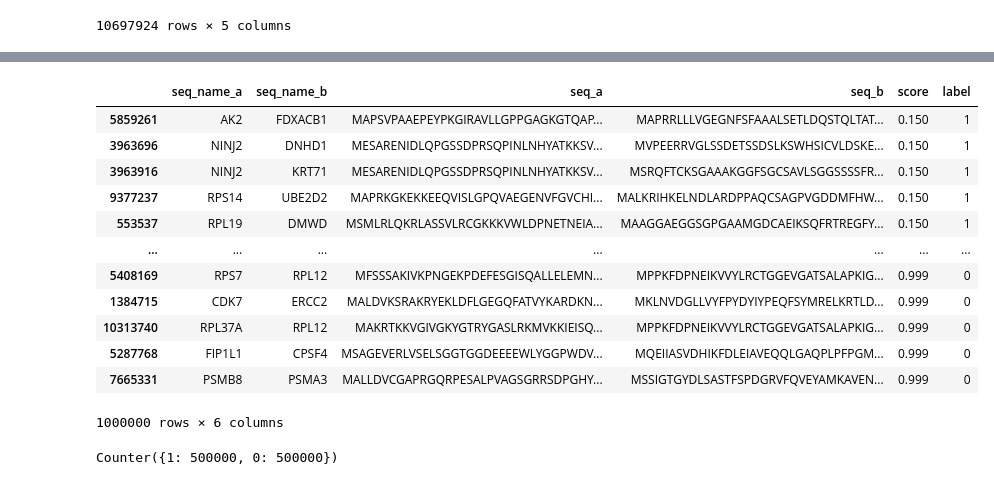
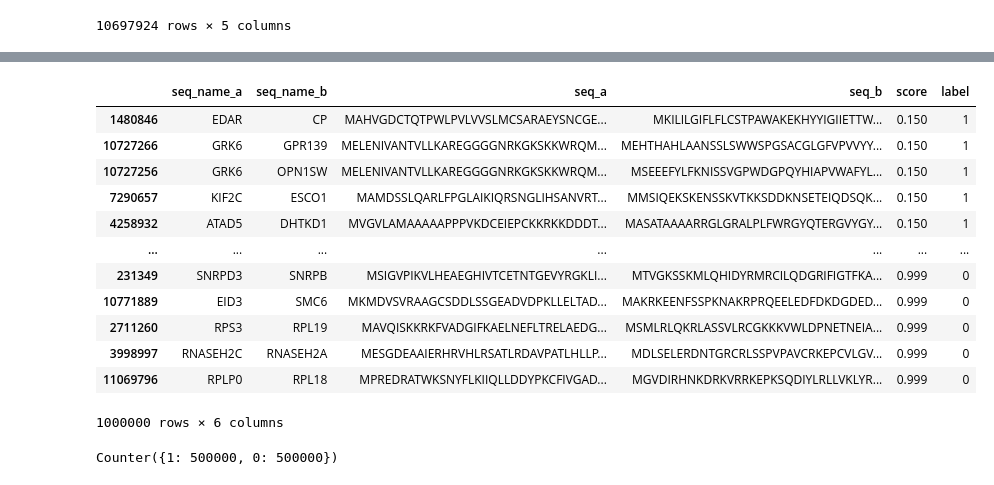
Before and after one commit to vladimirkovacevic/nucl-protein, a Jupyter notebook: notebooks/prepare_string_dataset.ipynb, the cells around one changed output, grey strips where cells are left out. Cells and saved outputs as stored; diff of their text form; code cells hidden in the pictures.

Commit message:
Fix for filtering long sequences.

```diff
--- a/notebooks/prepare_string_dataset.ipynb
+++ b/notebooks/prepare_string_dataset.ipynb
@@ -156,0 +132,7 @@ plt.hist(string_merge_df['score'], bins=100)
+# %%
+# Remove long sequences
+string_filt_df = string_merge_df[
+    (string_merge_df['seq_a'].str.len() <= 2000) &
+    (string_merge_df['seq_b'].str.len() <= 2000)
+].copy()
+string_filt_df
@@ -169,28 +197,28 @@ plt.hist(string_merge_df['score'], bins=100)
 # interactions = interactions.dropna()
 # interactions
 # %%
-interactions = string_merge_df.copy()
+interactions = string_filt_df.copy()
 interactions = interactions.sort_values(by='score', ascending=True)
 n = 500000
 top = interactions.head(n).copy()
 top['label'] = 1
 bottom = interactions.tail(n).copy()
 bottom['label'] = 0
 interactions = pd.concat([top, bottom])
 interactions
 # %% [output]
 |  | seq_name_a | seq_name_b | seq_a | seq_b | score | label |
-| 5859261 | AK2 | FDXACB1 | MAPSVPAAEPEYPKGIRAVLLGPPGAGKGTQAP... | MAPRRLLLVGEGNFSFAAALSETLDQSTQLTAT... | 0.150 | 1 |
-| 3963696 | NINJ2 | DNHD1 | MESARENIDLQPGSSDPRSQPINLNHYATKKSV... | MVPEERRVGLSSDETSSDSLKSWHSICVLDSKE... | 0.150 | 1 |
-| 3963916 | NINJ2 | KRT71 | MESARENIDLQPGSSDPRSQPINLNHYATKKSV... | MSRQFTCKSGAAAKGGFSGCSAVLSGGSSSSFR... | 0.150 | 1 |
-| 9377237 | RPS14 | UBE2D2 | MAPRKGKEKKEEQVISLGPQVAEGENVFGVCHI... | MALKRIHKELNDLARDPPAQCSAGPVGDDMFHW... | 0.150 | 1 |
-| 553537 | RPL19 | DMWD | MSMLRLQKRLASSVLRCGKKKVWLDPNETNEIA... | MAAGGAEGGSGPGAAMGDCAEIKSQFRTREGFY... | 0.150 | 1 |
+| 1480846 | EDAR | CP | MAHVGDCTQTPWLPVLVVSLMCSARAEYSNCGE... | MKILILGIFLFLCSTPAWAKEKHYYIGIIETTW... | 0.150 | 1 |
+| 10727266 | GRK6 | GPR139 | MELENIVANTVLLKAREGGGGNRKGKSKKWRQM... | MEHTHAHLAANSSLSWWSPGSACGLGFVPVVYY... | 0.150 | 1 |
+| 10727256 | GRK6 | OPN1SW | MELENIVANTVLLKAREGGGGNRKGKSKKWRQM... | MSEEEFYLFKNISSVGPWDGPQYHIAPVWAFYL... | 0.150 | 1 |
+| 7290657 | KIF2C | ESCO1 | MAMDSSLQARLFPGLAIKIQRSNGLIHSANVRT... | MMSIQEKSKENSSKVTKKSDDKNSETEIQDSQK... | 0.150 | 1 |
+| 4258932 | ATAD5 | DHTKD1 | MVGVLAMAAAAAPPPVKDCEIEPCKKRKKDDDT... | MASATAAAARRGLGRALPLFWRGYQTERGVYGY... | 0.150 | 1 |
 | ... | ... | ... | ... | ... | ... | ... |
-| 5408169 | RPS7 | RPL12 | MFSSSAKIVKPNGEKPDEFESGISQALLELEMN... | MPPKFDPNEIKVVYLRCTGGEVGATSALAPKIG... | 0.999 | 0 |
-| 1384715 | CDK7 | ERCC2 | MALDVKSRAKRYEKLDFLGEGQFATVYKARDKN... | MKLNVDGLLVYFPYDYIYPEQFSYMRELKRTLD... | 0.999 | 0 |
-| 10313740 | RPL37A | RPL12 | MAKRTKKVGIVGKYGTRYGASLRKMVKKIEISQ... | MPPKFDPNEIKVVYLRCTGGEVGATSALAPKIG... | 0.999 | 0 |
-| 5287768 | FIP1L1 | CPSF4 | MSAGEVERLVSELSGGTGGDEEEEWLYGGPWDV... | MQEIIASVDHIKFDLEIAVEQQLGAQPLPFPGM... | 0.999 | 0 |
-| 7665331 | PSMB8 | PSMA3 | MALLDVCGAPRGQRPESALPVAGSGRRSDPGHY... | MSSIGTGYDLSASTFSPDGRVFQVEYAMKAVEN... | 0.999 | 0 |
+| 231349 | SNRPD3 | SNRPB | MSIGVPIKVLHEAEGHIVTCETNTGEVYRGKLI... | MTVGKSSKMLQHIDYRMRCILQDGRIFIGTFKA... | 0.999 | 0 |
+| 10771889 | EID3 | SMC6 | MKMDVSVRAAGCSDDLSSGEADVDPKLLELTAD... | MAKRKEENFSSPKNAKRPRQEELEDFDKDGDED... | 0.999 | 0 |
+| 2711260 | RPS3 | RPL19 | MAVQISKKRKFVADGIFKAELNEFLTRELAEDG... | MSMLRLQKRLASSVLRCGKKKVWLDPNETNEIA... | 0.999 | 0 |
+| 3998997 | RNASEH2C | RNASEH2A | MESGDEAAIERHRVHLRSATLRDAVPATLHLLP... | MDLSELERDNTGRCRLSSPVPAVCRKEPCVLGV... | 0.999 | 0 |
+| 11069796 | RPLP0 | RPL18 | MPREDRATWKSNYFLKIIQLLDDYPKCFIVGAD... | MGVDIRHNKDRKVRRKEPKSQDIYLRLLVKLYR... | 0.999 | 0 |
 1000000 rows × 6 columns
 # %%
 from collections import Counter
```
Also changed, not shown: parts of 7 cells of this notebook.
